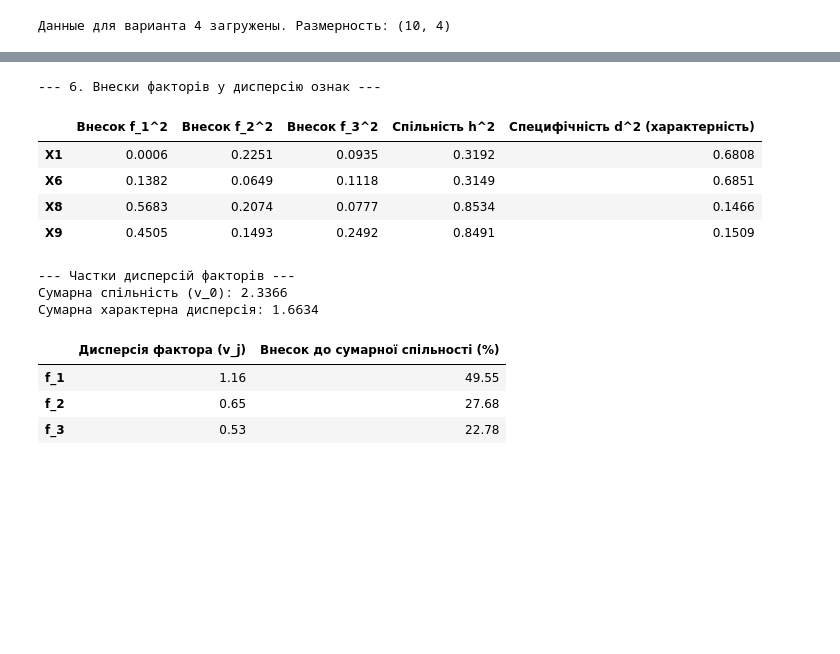
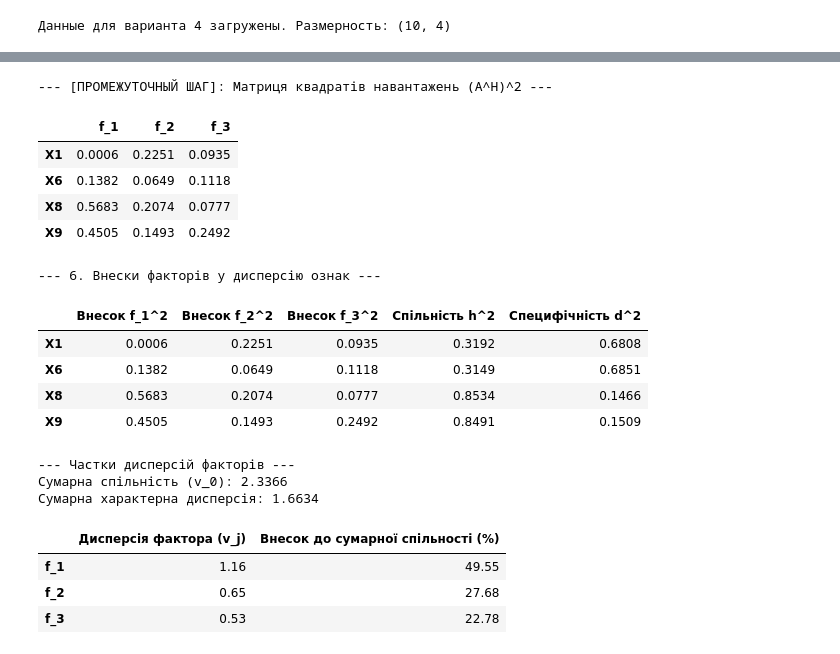
Before and after one commit to SerhiiHerashchenko/HOMEWORK, a Jupyter notebook: Python/MSA 2 SEMESTER/6 lab/main.ipynb, the cells around one changed output, grey strips where cells are left out. Cells and saved outputs as stored; diff of their text form; code cells hidden in the pictures; blank space fills up the shorter version.

```diff
--- a/Python/MSA 2 SEMESTER/6 lab/main.ipynb
+++ b/Python/MSA 2 SEMESTER/6 lab/main.ipynb
@@ -163,11 +200,12 @@ else:
 # ==========================================
 # ЯЧЕЙКА 4. Аналітичне обертання Квартимакс-критерієм
 # ==========================================
-# Реалізація алгоритму попарного обертання (Jacobi)
-def quartimax_rotation(A_init, tol=1e-6, max_iter=100):
+def quartimax_rotation_verbose(A_init, tol=1e-6, max_iter=100):
     m_vars, r_facs = A_init.shape
     A_rot = A_init.copy()
     T_total = np.eye(r_facs)
+
+    print("--- [ПРОМЕЖУТОЧНЫЙ ШАГ]: Деталі обертання (Ітерація 1) ---")
 
     for iteration in range(max_iter):
         max_angle = 0
@@ -176,41 +214,40 @@ def quartimax_rotation(A_init, tol=1e-6, max_iter=100):
                 ak = A_rot[:, k]
                 al = A_rot[:, l]
 
-                # Аналітична формула для Квартимаксу з методички
                 u = ak**2 - al**2
                 v = 2 * ak * al
 
                 num = 2 * np.sum(u * v)
                 den = np.sum(u**2 - v**2)
+                phi = 0.25 * np.arctan2(num, den)
 
-                phi = 0.25 * np.arctan2(num, den)
+                if iteration == 0:
+                    print(f"Фактори {k+1} та {l+1}: num = {num:.4f}, den = {den:.4f} => Кут phi = {np.degrees(phi):.4f}°")
 
                 if abs(phi) > max_angle:
                     max_angle = abs(phi)
 
-                # Матриця перетворення (за часовою стрілкою)
                 c, s = np.cos(phi), np.sin(phi)
                 T = np.eye(r_facs)
-                T[k, k] = c
-                T[k, l] = s
-                T[l, k] = -s
-                T[l, l] = c
+                T[k, k] = c; T[k, l] = s
+                T[l, k] = -s; T[l, l] = c
 
                 A_rot = A_rot @ T
                 T_total = T_total @ T
 
         if max_angle < tol:
+            print(f"\nОбертання зійшлося за {iteration+1} ітерацій.")
             break
 
     return A_rot, T_total
 
 if r_factors > 1:
-    A_rotated, T_matrix = quartimax_rotation(A)
-    print("--- 4. Матриця перетворення T ---")
+    A_rotated, T_matrix = quartimax_rotation_verbose(A)
+    print("\n--- 4. Матриця перетворення T (повна) ---")
     display(pd.DataFrame(T_matrix).round(4))
 else:
     A_rotated = A.copy()
-    print("Обертання не застосовується, оскільки виділено лише 1 фактор.")
+    print("Обертання не застосовується.")
 
 print("\n--- Матриця факторних навантажень A^H (ПІСЛЯ обертання Квартимакс) ---")
 df_A_rot = pd.DataFrame(A_rotated, index=features, columns=factor_names)
@@ -254,46 +305,51 @@ display(df_F.round(4))
 # %%
 # ==========================================
-# ЯЧЕЙКА 6. Розподіл дисперсії та спільності (як у прикладі 8.4)
+# ЯЧЕЙКА 6. Розподіл дисперсії та спільності
 # ==========================================
-# Квадрати навантажень (внески кожного фактора в дисперсію ознак)
 A_sq = A_rotated**2
 
-# Спільність (h^2) та специфічність (d^2) для кожної ознаки
+print("--- [ПРОМЕЖУТОЧНЫЙ ШАГ]: Матриця квадратів навантажень (A^H)^2 ---")
+display(pd.DataFrame(A_sq, index=features, columns=factor_names).round(4))
+
 h_squared = np.sum(A_sq, axis=1)
 d_squared = 1 - h_squared
 
-# Збираємо таблицю "Внески загальних і характерних факторів до дисперсії ознак"
 df_variance = pd.DataFrame(A_sq, index=features, columns=[f"Внесок {fac}^2" for fac in factor_names])
 df_variance['Спільність h^2'] = h_squared
-df_variance['Специфічність d^2 (характерність)'] = d_squared
+df_variance['Специфічність d^2'] = d_squared
 
-print("--- 6. Внески факторів у дисперсію ознак ---")
+print("\n--- 6. Внески факторів у дисперсію ознак ---")
 display(df_variance.round(4))
 
-# Сумарна дисперсія факторів (v_j)
 factor_variances = np.sum(A_sq, axis=0)
 total_communality = np.sum(h_squared)
 
 df_total_contrib = pd.DataFrame({
     'Дисперсія фактора (v_j)': factor_variances,
     'Внесок до сумарної спільності (%)': (factor_variances / total_communality) * 100
 }, index=factor_names)
 
 print("\n--- Частки дисперсій факторів ---")
 print(f"Сумарна спільність (v_0): {total_communality:.4f}")
 print(f"Сумарна характерна дисперсія: {np.sum(d_squared):.4f}\n")
 display(df_total_contrib.round(2))
 # %% [output]
---- 6. Внески факторів у дисперсію ознак ---
+--- [ПРОМЕЖУТОЧНЫЙ ШАГ]: Матриця квадратів навантажень (A^H)^2 ---
-|  | Внесок f_1^2 | Внесок f_2^2 | Внесок f_3^2 | Спільність h^2 | Специфічність d^2 (характерність) |
-| X1 | 0.0006 | 0.2251 | 0.0935 | 0.3192 | 0.6808 |
-| X6 | 0.1382 | 0.0649 | 0.1118 | 0.3149 | 0.6851 |
-| X8 | 0.5683 | 0.2074 | 0.0777 | 0.8534 | 0.1466 |
-| X9 | 0.4505 | 0.1493 | 0.2492 | 0.8491 | 0.1509 |
+|  | f_1 | f_2 | f_3 |
+| X1 | 0.0006 | 0.2251 | 0.0935 |
+| X6 | 0.1382 | 0.0649 | 0.1118 |
+| X8 | 0.5683 | 0.2074 | 0.0777 |
+| X9 | 0.4505 | 0.1493 | 0.2492 |
---- Частки дисперсій факторів ---
-Сумарна спільність (v_0): 2.3366
-Сумарна характерна дисперсія: 1.6634
+--- 6. Внески факторів у дисперсію ознак ---
-|  | Дисперсія фактора (v_j) | Внесок до сумарної спільності (%) |
-| f_1 | 1.16 | 49.55 |
-| f_2 | 0.65 | 27.68 |
-| f_3 | 0.53 | 22.78 |
+|  | Внесок f_1^2 | Внесок f_2^2 | Внесок f_3^2 | Спільність h^2 | Специфічність d^2 |
+| X1 | 0.0006 | 0.2251 | 0.0935 | 0.3192 | 0.6808 |
+| X6 | 0.1382 | 0.0649 | 0.1118 | 0.3149 | 0.6851 |
+| X8 | 0.5683 | 0.2074 | 0.0777 | 0.8534 | 0.1466 |
+| X9 | 0.4505 | 0.1493 | 0.2492 | 0.8491 | 0.1509 |
+--- Частки дисперсій факторів ---
+Сумарна спільність (v_0): 2.3366
+Сумарна характерна дисперсія: 1.6634
+|  | Дисперсія фактора (v_j) | Внесок до сумарної спільності (%) |
+| f_1 | 1.16 | 49.55 |
+| f_2 | 0.65 | 27.68 |
+| f_3 | 0.53 | 22.78 |
```
Also changed, not shown: parts of 4 cells of this notebook, 1 other file.
